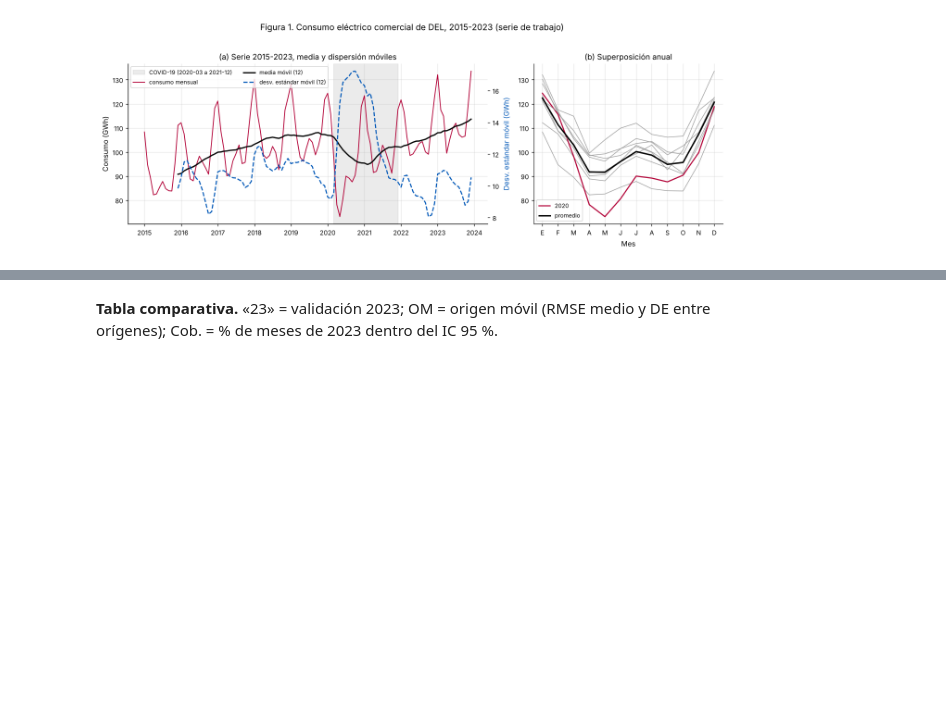
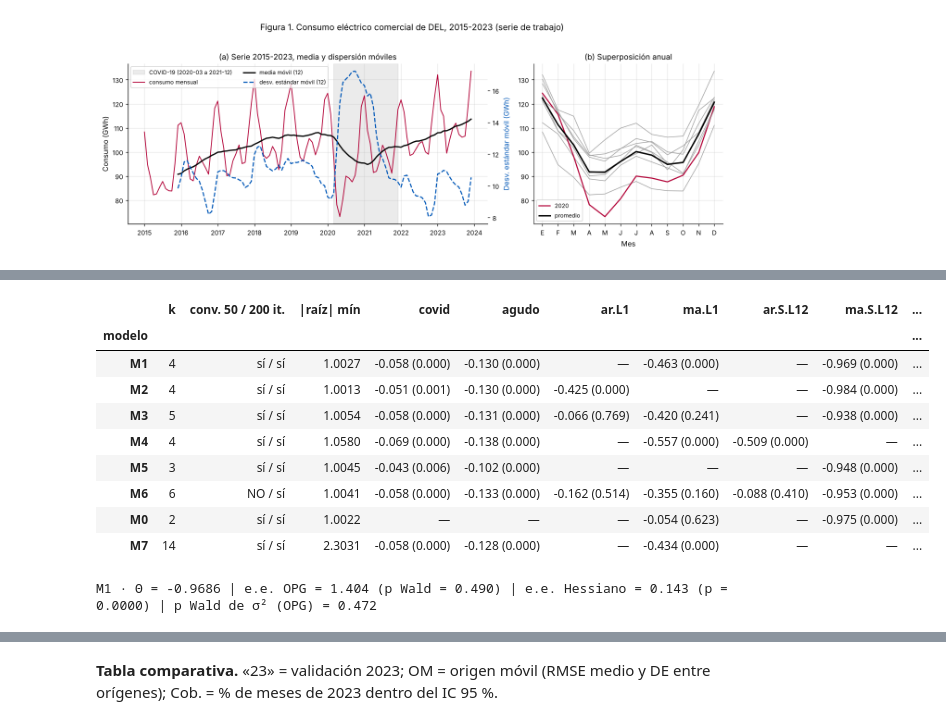
Before and after one commit to claudioalarconP/Analisis_de_serie_de_tiempo, a Jupyter notebook: notebooks/semana_2/F2/mcdi505_s2calarcon.ipynb, the cells around one changed output, grey strips where cells are left out. Cells and saved outputs as stored; diff of their text form; code cells hidden in the pictures; blank space fills up the shorter version.

```diff
--- a/notebooks/semana_2/F2/mcdi505_s2calarcon.ipynb
+++ b/notebooks/semana_2/F2/mcdi505_s2calarcon.ipynb
@@ -612,0 +302,77 @@ Avisos de convergencia en los reajustes del origen móvil: {'M1': 0, 'M2': 0, 'M
+# %%
+# --- Partición cronológica: estimación 2015-2022 · validación 2023 (2024 sellado) ---
+H = 12                                                        # horizonte = compromiso anual de DEL
+y_est, y_val = y[:"2022-12-01"], y["2023-01-01":]
+ly_est, ly_val = ly[:"2022-12-01"], ly["2023-01-01":]
+MESES = pd.get_dummies(y.index.month, prefix="mes", dtype=float).iloc[:, 1:].set_index(y.index)
+CANDIDATOS = {   # nombre: (orden, orden estacional, regresores)
+    "M1 (0,1,1)(0,1,1)": ((0, 1, 1), (0, 1, 1, S), X),
+    "M2 (1,1,0)(0,1,1)": ((1, 1, 0), (0, 1, 1, S), X),
+    "M3 (1,1,1)(0,1,1)": ((1, 1, 1), (0, 1, 1, S), X),
+    "M4 (0,1,1)(1,1,0)": ((0, 1, 1), (1, 1, 0, S), X),
+    "M5 (0,1,0)(0,1,1)": ((0, 1, 0), (0, 1, 1, S), X),
+    "M6 (1,1,1)(1,1,1)": ((1, 1, 1), (1, 1, 1, S), X),
+    "M0 (0,1,1)(0,1,1) sin interv.": ((0, 1, 1), (0, 1, 1, S), None),
+    "M7 (0,1,1) + dummies mes": ((0, 1, 1), (0, 0, 0, 0), pd.concat([X, MESES], axis=1)),
+}
+
+def estimar(serie, orden, orden_est, exog=None, maxiter=200):
+    """Estimación por MV; devuelve el ajuste y el número de avisos de convergencia."""
+    with warnings.catch_warnings(record=True) as avisos:
+        warnings.simplefilter("always")
+        fit = SARIMAX(serie, exog=exog, order=orden, seasonal_order=orden_est).fit(disp=False, maxiter=maxiter)
+    return fit, sum(issubclass(a.category, ConvergenceWarning) for a in avisos)
+
+def nombres_arma(fit):
+    return [p for p in fit.param_names if p.startswith(("ar.", "ma."))]
+
+def sin_parametro(orden, orden_est, param):
+    """Órdenes del modelo restringido (param = 0) para la prueba de razón de verosimilitud."""
+    (p, d, q), (P, D, Q, s) = orden, orden_est
+    rez = {k: list(range(1, n + 1)) for k, n in {"ar": p, "ma": q, "ar.S": P, "ma.S": Q}.items()}
+    tipo, rezago = param.rsplit(".L", 1)
+    rez[tipo].remove(int(rezago) // (s if ".S" in tipo else 1))
+    norm = lambda l: len(l) if l == list(range(1, len(l) + 1)) else l
+    return (norm(rez["ar"]), d, norm(rez["ma"])), (norm(rez["ar.S"]), D, norm(rez["ma.S"]), s)
+
+ajustes, filas = {}, []
+for nombre, (orden, orden_est, Xc) in CANDIDATOS.items():
+    Xe = None if Xc is None else Xc.loc[ly_est.index]
+    fit50, av50 = estimar(ly_est, orden, orden_est, Xe, maxiter=50)          # valor por defecto
+    fit, av = estimar(ly_est, orden, orden_est, Xe, maxiter=200)
+    ajustes[nombre] = fit
+    fila = {"modelo": nombre, "k": len(fit.params) - 1,
+            "conv. 50 / 200 it.": f"{'sí' if fit50.mle_retvals.get('converged', True) and av50 == 0 else 'NO'} / "
+                                  f"{'sí' if fit.mle_retvals.get('converged', True) and av == 0 else 'NO'}",
+            "|raíz| mín": np.concatenate([np.abs(fit.arroots), np.abs(fit.maroots)]).min()}
+    for p in ["covid", "agudo"] + nombres_arma(fit):              # coeficiente y p-valor (LR para ARMA, Wald para X)
+        if p not in fit.param_names:
+            continue
+        if p.startswith(("ar.", "ma.")):
+            restr, _ = estimar(ly_est, *sin_parametro(orden, orden_est, p), Xe)
+            pv = stats.chi2.sf(max(2 * (fit.llf - restr.llf), 0), 1)
+        else:
+            pv = fit.pvalues[p]
+        fila[p] = f"{fit.params[p]:+.3f} ({pv:.3f})"
+    fila.update({"AIC": fit.aic, "BIC": fit.bic, "n efectivo": int(fit.nobs_effective)})
+    filas.append(fila)
+tabla_ajuste = pd.DataFrame(filas).set_index("modelo")
+cols_par = [c for c in ["covid", "agudo", "ar.L1", "ma.L1", "ar.S.L12", "ma.S.L12"] if c in tabla_ajuste]
+display(tabla_ajuste[["k", "conv. 50 / 200 it.", "|raíz| mín"] + cols_par + ["AIC", "BIC"]]
+        .fillna("—").round({"|raíz| mín": 4, "AIC": 2, "BIC": 2}).rename(index=lambda m: m.split()[0]))
+m1 = ajustes["M1 (0,1,1)(0,1,1)"]
+alt = m1.model.fit(disp=False, maxiter=200, cov_type="approx")      # covarianza alternativa (Hessiano numérico)
+print(f"M1 · Θ = {m1.params['ma.S.L12']:+.4f} | e.e. OPG = {m1.bse['ma.S.L12']:.3f} (p Wald = {m1.pvalues['ma.S.L12']:.3f}) | "
+      f"e.e. Hessiano = {alt.bse['ma.S.L12']:.3f} (p = {alt.pvalues['ma.S.L12']:.4f}) | p Wald de σ² (OPG) = {m1.pvalues['sigma2']:.3f}")
+# %% [output]
+|  | k | conv. 50 / 200 it. | |raíz| mín | covid | agudo | ar.L1 | ma.L1 | ar.S.L12 | ma.S.L12 | ... |
+| modelo |  |  |  |  |  |  |  |  |  | ... |
+| M1 | 4 | sí / sí | 1.0027 | -0.058 (0.000) | -0.130 (0.000) | — | -0.463 (0.000) | — | -0.969 (0.000) | ... |
+| M2 | 4 | sí / sí | 1.0013 | -0.051 (0.001) | -0.130 (0.000) | -0.425 (0.000) | — | — | -0.984 (0.000) | ... |
+| M3 | 5 | sí / sí | 1.0054 | -0.058 (0.000) | -0.131 (0.000) | -0.066 (0.769) | -0.420 (0.241) | — | -0.938 (0.000) | ... |
+| M4 | 4 | sí / sí | 1.0580 | -0.069 (0.000) | -0.138 (0.000) | — | -0.557 (0.000) | -0.509 (0.000) | — | ... |
+| M5 | 3 | sí / sí | 1.0045 | -0.043 (0.006) | -0.102 (0.000) | — | — | — | -0.948 (0.000) | ... |
+| M6 | 6 | NO / sí | 1.0041 | -0.058 (0.000) | -0.133 (0.000) | -0.162 (0.514) | -0.355 (0.160) | -0.088 (0.410) | -0.953 (0.000) | ... |
+| M0 | 2 | sí / sí | 1.0022 | — | — | — | -0.054 (0.623) | — | -0.975 (0.000) | ... |
+| M7 | 14 | sí / sí | 2.3031 | -0.058 (0.000) | -0.128 (0.000) | — | -0.434 (0.000) | — | — | ... |
+M1 · Θ = -0.9686 | e.e. OPG = 1.404 (p Wald = 0.490) | e.e. Hessiano = 0.143 (p = 0.0000) | p Wald de σ² (OPG) = 0.472
```
Also changed, not shown: parts of 58 cells of this notebook.
